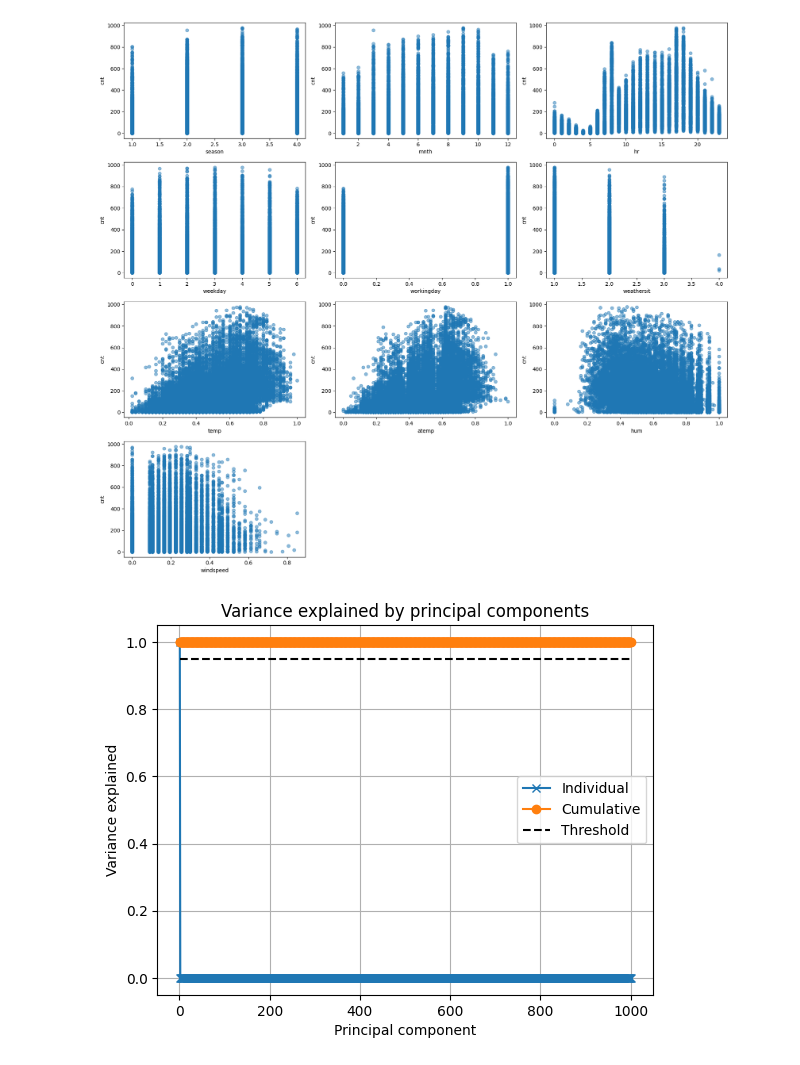
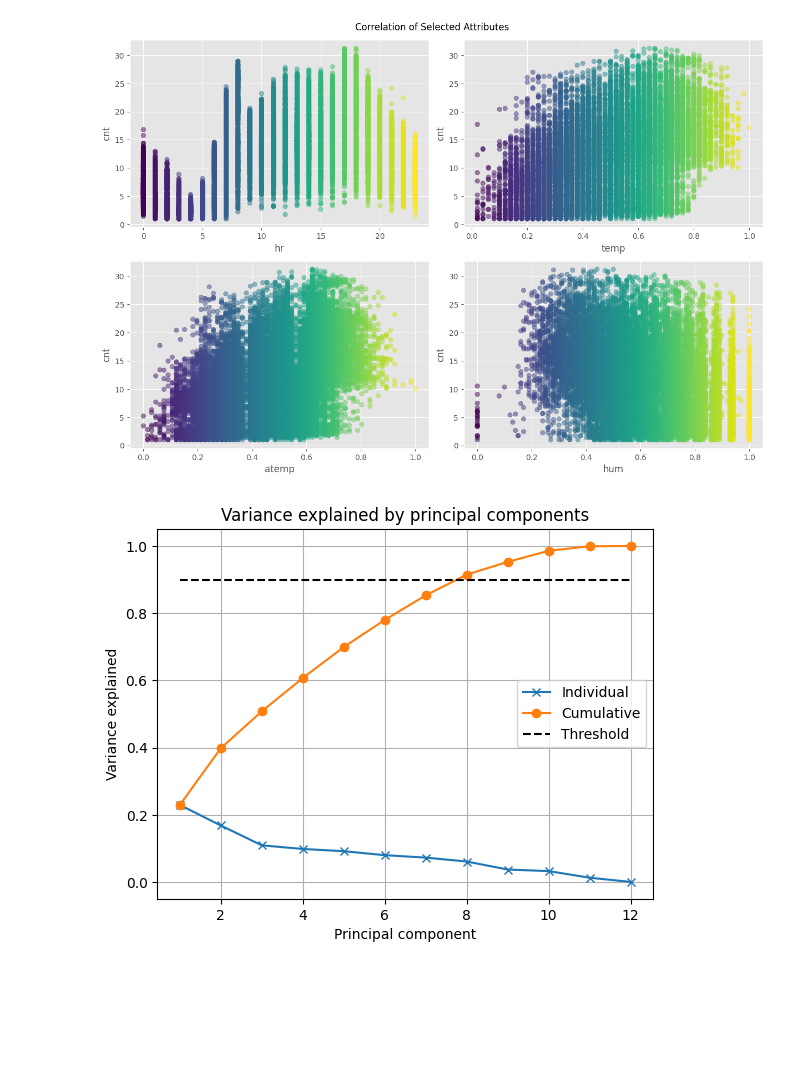
Before and after one commit to NicoloResmini/dtu-02450-projects, a Jupyter notebook: exploration.ipynb, the cells around one changed output. Cells and saved outputs as stored; diff of their text form; code cells hidden in the pictures; blank space fills up the shorter version.

```diff
--- a/exploration.ipynb
+++ b/exploration.ipynb
@@ -75,12 +85,0 @@ Name: count, dtype: int64
-# %%
-# hr, workingday and atemp seem to have outliers, let's check in histograms
-figure(figsize=(12,5))
-m = [5,8]
-for i in range(len(m)):
-    subplot(1,2,i+1)
-    hist(X[:,m[i]], bins=5)
-    xlabel(attributeNames[m[i]])
-    ylim(0, N) # change this to see weathersit 4
-    if i>0: yticks([])
-    if i==0: title('Bike Sharing Hourly: Histogram, holiday-weathersit detail')
-# savefig('./res/plots/hist_outliers.png')
@@ -162,43 +195,55 @@ plt.show()
 # %%
+import matplotlib.pyplot as plt
+import matplotlib.gridspec as gridspec
+
+# Use a specific style sheet for the plot
+plt.style.use('ggplot')
+
 # Get the list of column names (variables)
 variables = df.columns
 
-interesting_vars = [1, 3, 4, 6, 7, 8, 9, 10, 11, 12]
+interesting_vars = [2, 7, 8, 9]
 # Calculate the number of interesting variables
 num_interesting_vars = len(interesting_vars)
 
-# Set the figure size based on the number of interesting variables
-fig = plt.figure(figsize=(17, 15))
+# Create a figure and grid for the subplots
+fig = plt.figure(figsize=(12, 15), constrained_layout=True)
+gs = fig.add_gridspec(4, num_interesting_vars//2)
+
+# Create subplots with adjusted sizes
+axes = [fig.add_subplot(gs[i//2, i%2]) for i in range(num_interesting_vars)]
 
 # Plot the interesting variables against the last feature
 for i in range(num_interesting_vars):
-    ax1 = plt.subplot(4, num_interesting_vars//3, i + 1)
+    ax1 = axes[i]
     ax2 = ax1.twiny()  # Create a twin x-axis
-    ax1.scatter(df.iloc[:, interesting_vars[i]], df.iloc[:, -1], alpha=0.5)
+    scatter = ax1.scatter(df.iloc[:, interesting_vars[i]], df.iloc[:, -1], alpha=0.5, marker='o', c=df.iloc[:, interesting_vars[i]], cmap='viridis')
 
     # Set labels for the x and y axes
     ax1.set_xlabel(df.columns[interesting_vars[i]])
     ax1.set_ylabel(df.columns[-1])
 
     # Hide the secondary x-axis
     ax2.get_xaxis().set_visible(False)
 
-plt.tight_layout()
+    # Add a grid to the plot
+    ax1.grid(True)
+
+# Add super title
+fig.suptitle('Correlation of Selected Attributes')
+
+# Save the plot
+plt.savefig('./res/plots/correlation.png')
 plt.show()
-# fig.savefig('./res/plots/correlation.png')
 # %% [output]
-[figure, old version]
+[figure, new version]
 # %%
-# df_num = df.copy() #.drop('dteday', axis=1)
-
-# X = df_num.values
-
 from scipy.linalg import svd
 from scipy.stats import tstd
 
 # Subtract mean value from data
 Y = X - np.ones((N,1))*X.mean(axis=0)
-Y = Y/tstd(X)
+Y = Y/tstd(X) # standardize to variance one (this is not necessary, but makes it easier to inspect the principal components)
 
 # PCA by computing SVD of Y
 U,S,V = svd(Y,full_matrices=False)
@@ -206,7 +251,7 @@ U,S,V = svd(Y,full_matrices=False)
 # Compute variance explained by principal components
 rho = (S*S) / (S*S).sum()
 
-threshold = 0.95
+threshold = 0.90
 
 # Plot variance explained
 plt.figure()
@@ -218,6 +263,7 @@ plt.xlabel('Principal component');
 plt.ylabel('Variance explained');
 plt.legend(['Individual','Cumulative','Threshold'])
 plt.grid()
+plt.savefig('./res/plots/variance_explained.png')
 plt.show()
 # %% [output]
-[figure, old version]
+[figure, new version]
```
Also changed, not shown: parts of 15 cells of this notebook, 12 other files.
